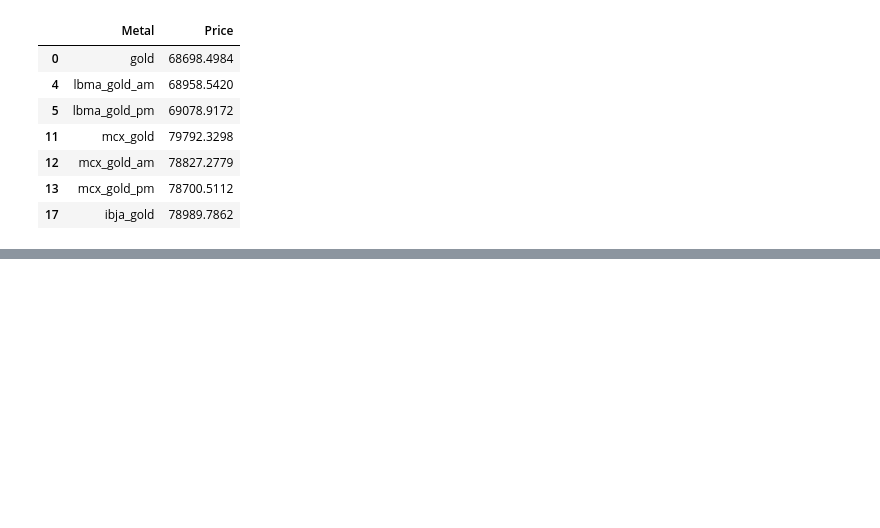
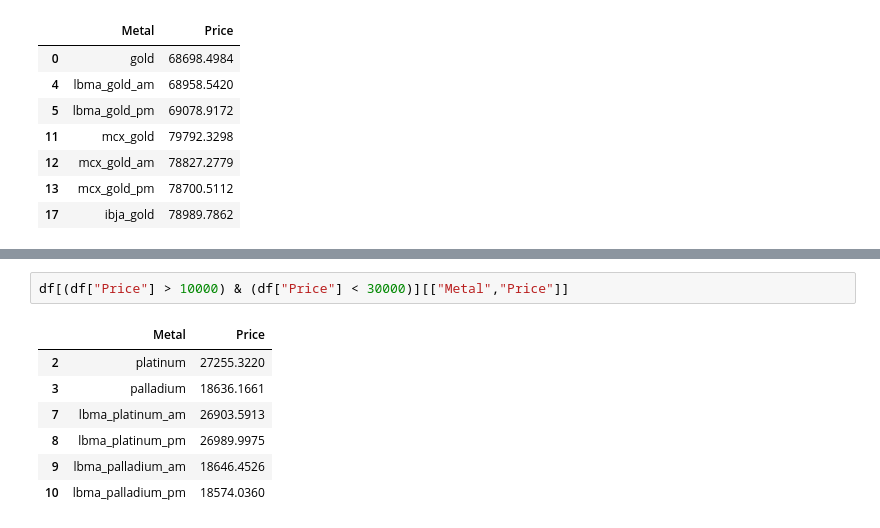
Before and after one commit to Otto-C/Otto-C.github.io, a Jupyter notebook: 01_Bullion_API_Extraction.ipynb, the cells around one changed output, grey strips where cells are left out. Saved outputs shown, nothing was run; the diff lists cells and outputs as text; blank space fills up the shorter version.

```diff
--- a/01_Bullion_API_Extraction.ipynb
+++ b/01_Bullion_API_Extraction.ipynb
@@ -887,0 +906,10 @@ df[df["Price"] < 2000 ][["Metal", "Price"]]
+# %%
+df[(df["Price"] > 10000) & (df["Price"] < 30000)][["Metal","Price"]]
+# %% [output]
+|  | Metal | Price |
+| 2 | platinum | 27255.3220 |
+| 3 | palladium | 18636.1661 |
+| 7 | lbma_platinum_am | 26903.5913 |
+| 8 | lbma_platinum_pm | 26989.9975 |
+| 9 | lbma_palladium_am | 18646.4526 |
+| 10 | lbma_palladium_pm | 18574.0360 |
```
Also changed, not shown: parts of 8 cells of this notebook.
